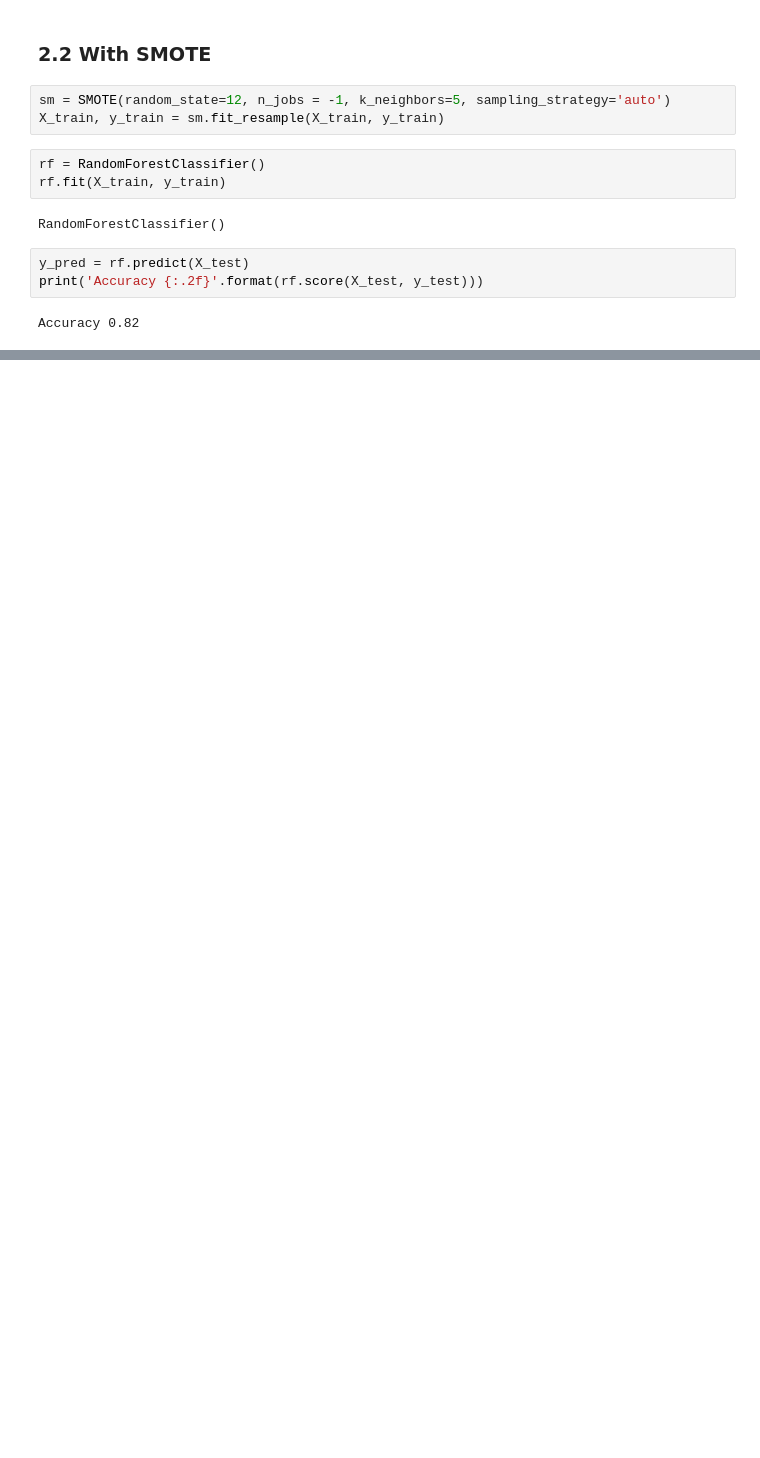
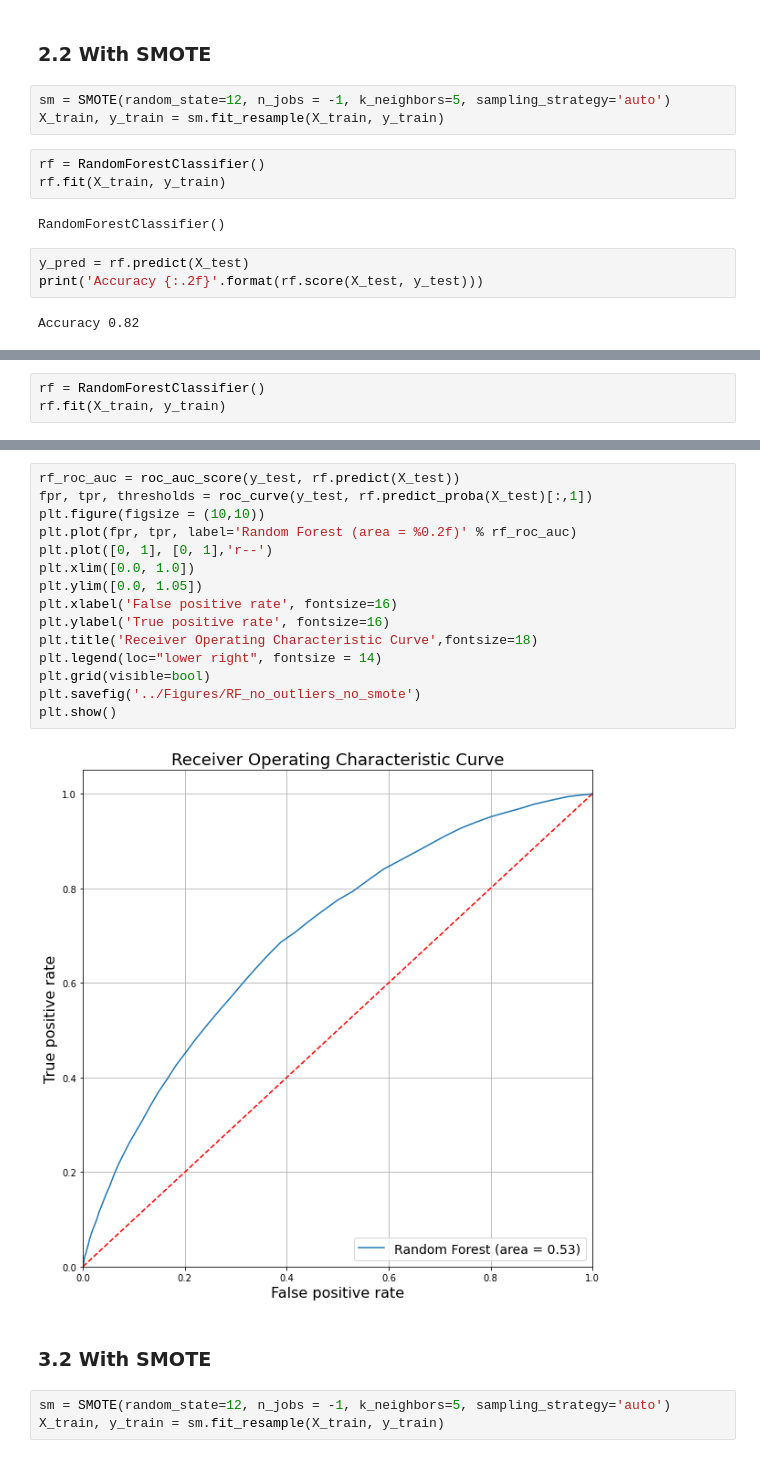
Before and after one commit to yifeng93/LendingClub_Default, a Jupyter notebook: Code/Part4_RF_Model.ipynb, the cells around one changed output, grey strips where cells are left out. Drawn from its saved outputs; the diff is of its cells as text; blank space fills up the shorter version.

```diff
--- a/Code/Part4_RF_Model.ipynb
+++ b/Code/Part4_RF_Model.ipynb
@@ -141,0 +149,3 @@ plt.show()
+# %%
+rf = RandomForestClassifier()
+rf.fit(X_train, y_train)
@@ -141,0 +176,22 @@ plt.show()
+# %%
+rf_roc_auc = roc_auc_score(y_test, rf.predict(X_test))
+fpr, tpr, thresholds = roc_curve(y_test, rf.predict_proba(X_test)[:,1])
+plt.figure(figsize = (10,10))
+plt.plot(fpr, tpr, label='Random Forest (area = %0.2f)' % rf_roc_auc)
+plt.plot([0, 1], [0, 1],'r--')
+plt.xlim([0.0, 1.0])
+plt.ylim([0.0, 1.05])
+plt.xlabel('False positive rate', fontsize=16)
+plt.ylabel('True positive rate', fontsize=16)
+plt.title('Receiver Operating Characteristic Curve',fontsize=18)
+plt.legend(loc="lower right", fontsize = 14)
+plt.grid(visible=bool)
+plt.savefig('../Figures/RF_no_outliers_no_smote')
+plt.show()
+# %% [output]
+[figure, added]
+# %% [markdown]
+### 3.2 With SMOTE
+# %%
+sm = SMOTE(random_state=12, n_jobs = -1, k_neighbors=5, sampling_strategy='auto')
+X_train, y_train = sm.fit_resample(X_train, y_train)
```
Also changed, not shown: parts of 20 cells of this notebook, 6 other files.
